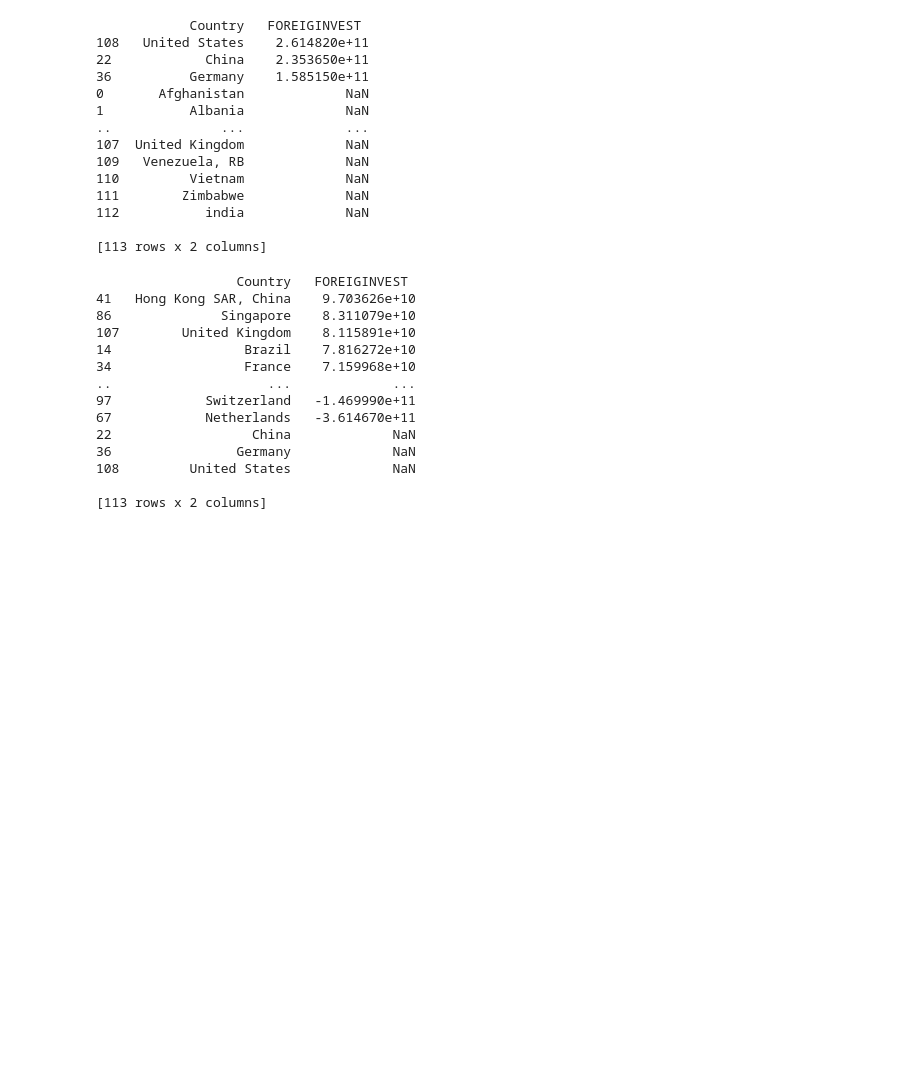
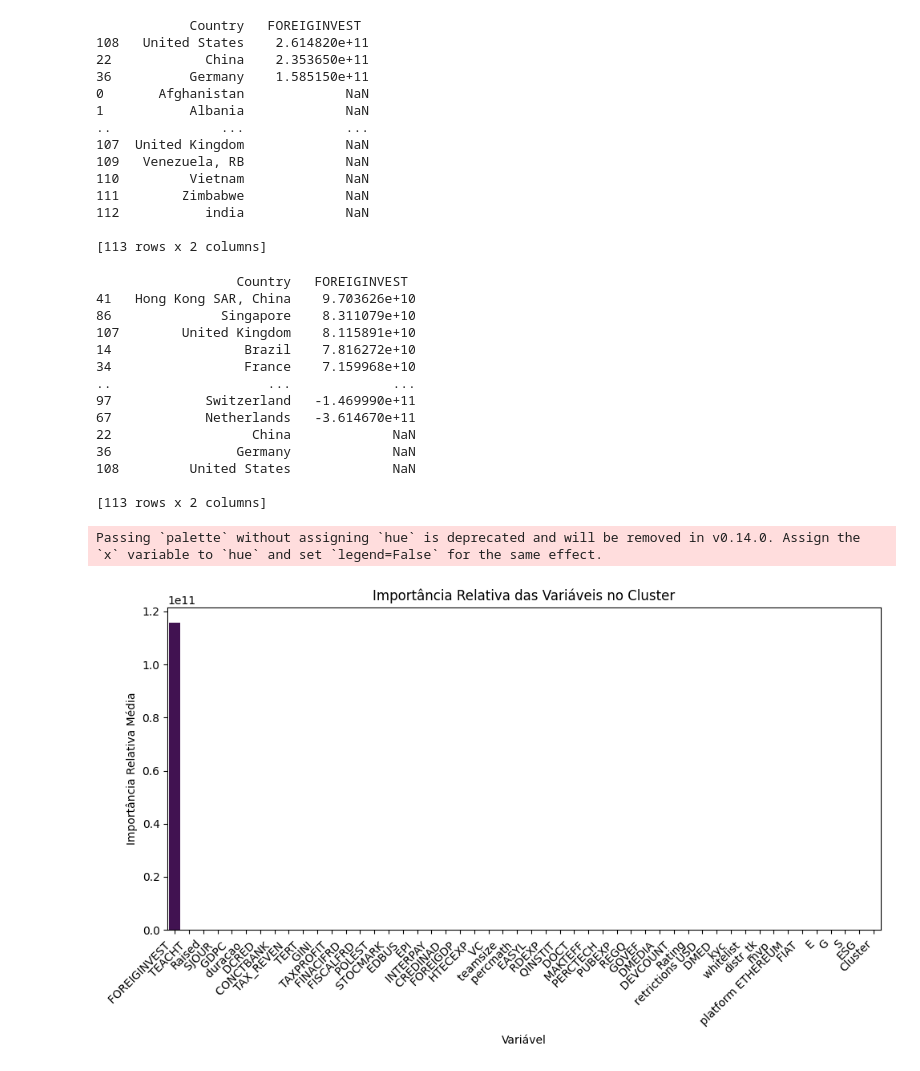
Before and after one commit to AlcirCastro/Intelig-ncia-Artificial-2o-Trabalho-Experimento-de-Aprendizado-N-o-Supervisionado, a Jupyter notebook: Trabalho2_IA_Country.ipynb, the cells around one changed output. Saved outputs shown, nothing was run; the diff lists cells and outputs as text; code cells hidden in the pictures; blank space fills up the shorter version.

```diff
--- a/Trabalho2_IA_Country.ipynb
+++ b/Trabalho2_IA_Country.ipynb
@@ -306,3 +315,24 @@ print(sorted_grouped_df)
 108         United States             NaN
 
 [113 rows x 2 columns]
+# %%
+import matplotlib.pyplot as plt
+import seaborn as sns
+
+cluster_means = X.groupby('Cluster').mean()
+
+# Calcular a importância relativa das variáveis em relação ao cluster (por exemplo, diferença entre a média do cluster e a média global)
+cluster_importance = cluster_means.subtract(X.mean())
+
+# Plotar as importâncias relativas das variáveis
+plt.figure(figsize=(10, 6))
+sns.barplot(data=cluster_importance.abs().mean().sort_values(ascending=False).reset_index(), x='index', y=0, palette='viridis')
+plt.title('Importância Relativa das Variáveis no Cluster')
+plt.xlabel('Variável')
+plt.ylabel('Importância Relativa Média')
+plt.xticks(rotation=45, ha='right')
+plt.tight_layout()
+plt.show()
+# %% [output]
+Passing `palette` without assigning `hue` is deprecated and will be removed in v0.14.0. Assign the `x` variable to `hue` and set `legend=False` for the same effect.
+[figure, added]
```
Also changed, not shown: parts of 1 cell of this notebook.
